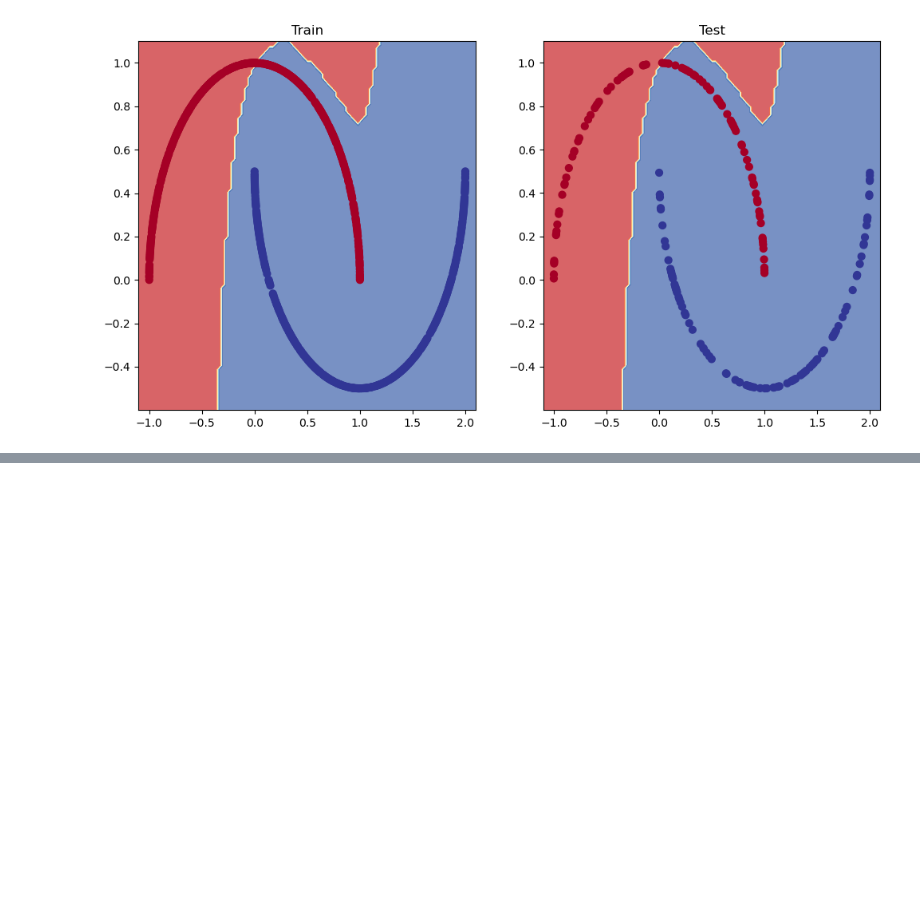
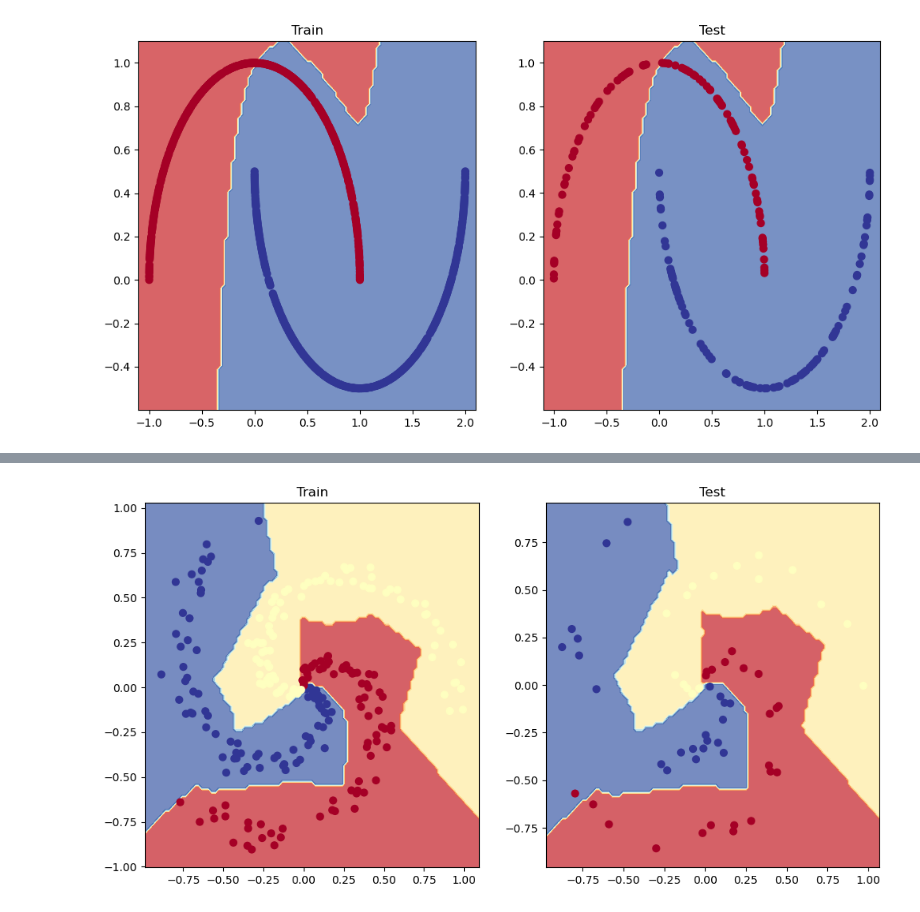
Before and after one commit to virvihuta/vh-learning-playground, a Jupyter notebook: 02_pytorch_exercises.ipynb, the cells around one changed output, grey strips where cells are left out. Drawn from its saved outputs; the diff is of its cells as text; code cells hidden in the pictures; blank space fills up the shorter version.

```diff
--- a/02_pytorch_exercises.ipynb
+++ b/02_pytorch_exercises.ipynb
@@ -143,0 +164,7 @@ plot_decision_boundary(model, X_test, y_test)
+# %%
+X_train, X_test, y_train, y_test = train_test_split(X, y, test_size=0.2, random_state=42)
+# %%
+X_train = torch.tensor(X_train, dtype=torch.float32).to(device)
+X_test  = torch.tensor(X_test, dtype=torch.float32).to(device)
+y_train = torch.tensor(y_train, dtype=torch.long).to(device)
+y_test  = torch.tensor(y_test, dtype=torch.long).to(device)
@@ -143,0 +198,28 @@ plot_decision_boundary(model, X_test, y_test)
+# %%
+criterion = nn.CrossEntropyLoss()
+optimizer = torch.optim.Adam(params=model.parameters(), lr=0.01)
+# %%
+torch.manual_seed(42)
+torch.mps.manual_seed(42)
+
+epochs = 500
+
+for epoch in range(epochs):
+    model.train()
+    optimizer.zero_grad()
+
+    y_logits_train = model(X_train)
+    train_loss = criterion(y_logits_train, y_train)
+    train_loss.backward()
+    optimizer.step()
+
+    model.eval()
+    with torch.inference_mode():
+        y_preds_train = y_logits_train.argmax(dim=1)
+        y_preds_test  = model(X_test).argmax(dim=1)
+
+        train_acc = accuracy_score(y_train.cpu(), y_preds_train.cpu())
+        test_acc  = accuracy_score(y_test.cpu(), y_preds_test.cpu())
+
+    if epoch % 20 == 0:
+        print(f'Epoch: {epoch:03d} | Train Loss: {train_loss:.5f}, Train Acc: {train_acc:.2f} | Test Loss: {criterion(model(X_test), y_test):.5f}, Test Acc: {test_acc:.2f}')
@@ -143,0 +244,10 @@ plot_decision_boundary(model, X_test, y_test)
+# %%
+plt.figure(figsize=(12,6))
+plt.subplot(1,2,1)
+plt.title('Train')
+plot_decision_boundary(model, X_train, y_train)
+plt.subplot(1,2,2)
+plt.title('Test')
+plot_decision_boundary(model, X_test, y_test)
+# %% [output]
+[figure, added]
```
Also changed, not shown: parts of 5 cells of this notebook.
